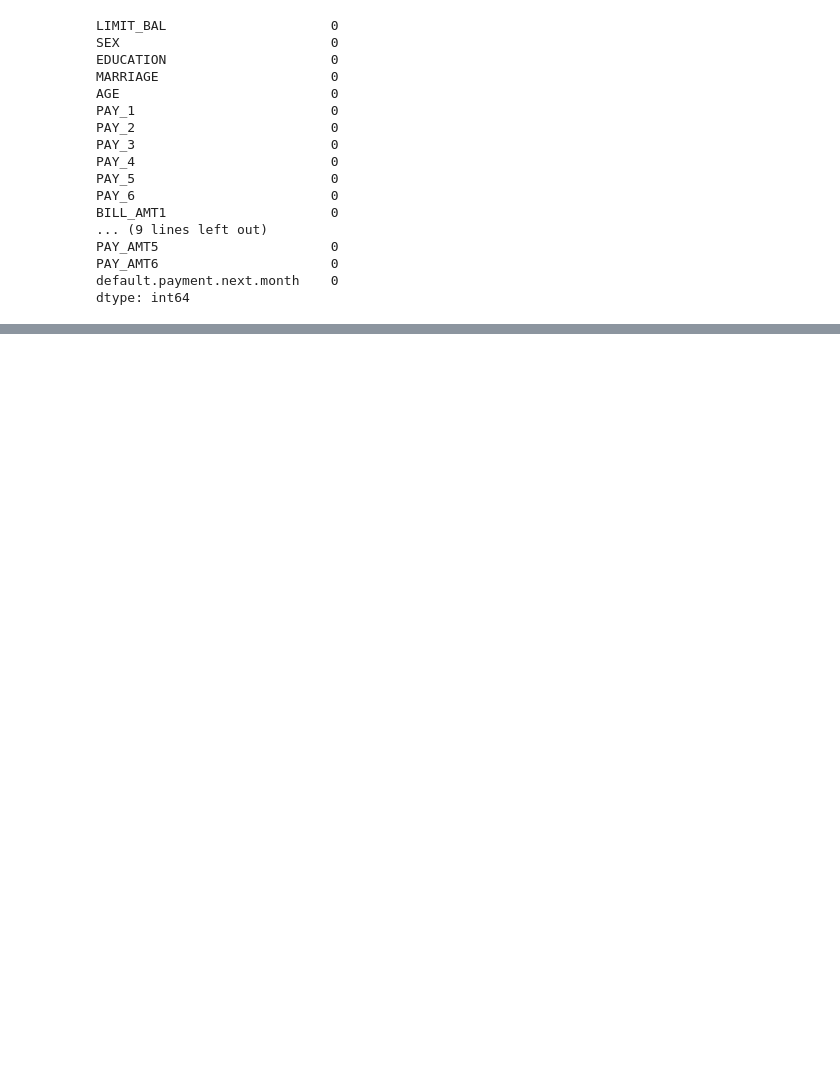
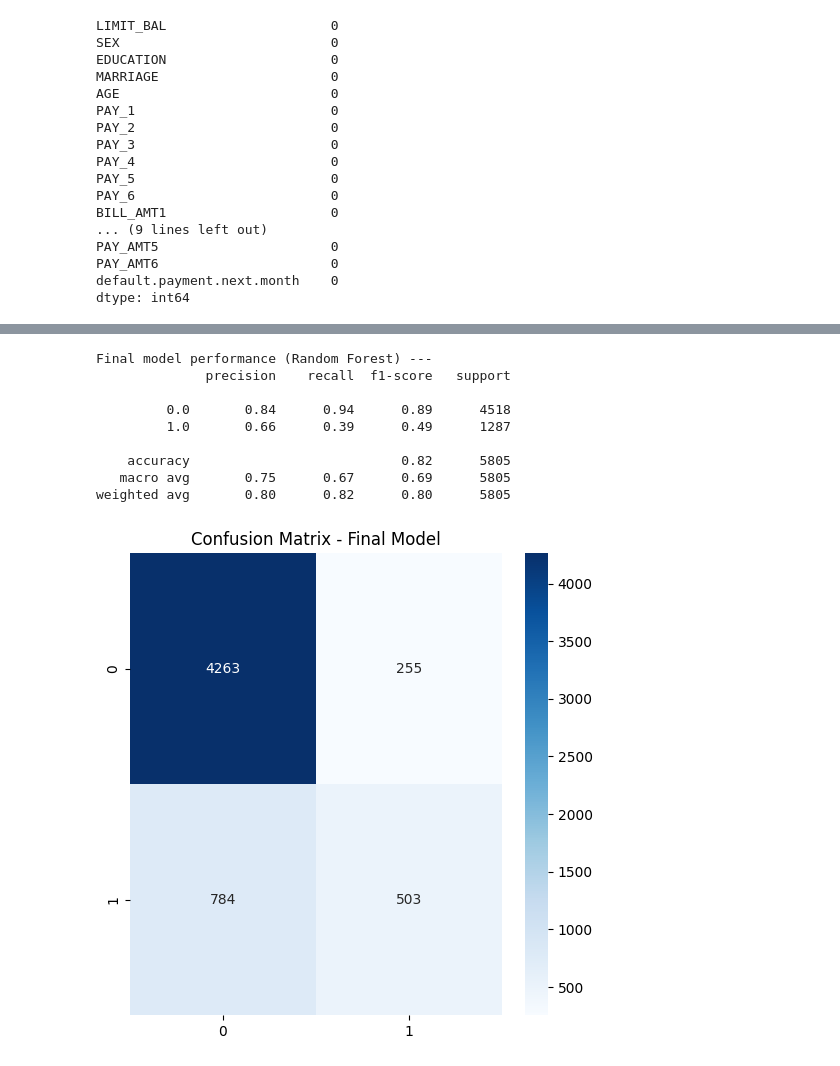
Before and after one commit to Gloreti03/Credit-score-project, a Jupyter notebook: Credit_Score_Project.ipynb, the cells around one changed output, grey strips where cells are left out. Saved outputs shown, nothing was run; the diff lists cells and outputs as text; code cells hidden in the pictures; blank space fills up the shorter version.

```diff
--- a/Credit_Score_Project.ipynb
+++ b/Credit_Score_Project.ipynb
@@ -191,0 +195,5 @@ Experiment with some of the dimensionality reduction techniques seen in class (e
+# %%
+# Splitting the data into training and testing sets
+X = df.drop('default.payment.next.month', axis=1)
+y = df['default.payment.next.month']
+X_train, X_test, y_train, y_test = train_test_split(X, y, test_size=0.2, random_state=42, stratify=y)
@@ -191,0 +315,17 @@ Experiment with some of the dimensionality reduction techniques seen in class (e
+# %%
+# Defining parameters grid
+param_grid = {
+    'n_estimators': [50, 100, 200],
+    'max_depth': [None, 10, 20],
+    'min_samples_split': [2, 5, 10]
+}
+
+# 1. Strategy A: Grid Search
+grid_search = GridSearchCV(estimator=RandomForestClassifier(), param_grid=param_grid, cv=5, scoring='f1', n_jobs=-1)
+grid_search.fit(X_train, y_train)
+print(f"Best Parameters (Grid Search): {grid_search.best_params_}")
+
+# 2. Strategy B: Randomized Search (faster)
+random_search = RandomizedSearchCV(estimator=RandomForestClassifier(), param_distributions=param_grid, n_iter=5, cv=5, scoring='f1', n_jobs=-1, random_state=42)
+random_search.fit(X_train, y_train)
+print(f"Best Parameters (Randomized Search): {random_search.best_params_}")
@@ -191,0 +338,26 @@ Experiment with some of the dimensionality reduction techniques seen in class (e
+# %%
+# Fitting the final model (Random Forest)
+final_model = grid_search.best_estimator_
+y_pred_final = final_model.predict(X_test)
+
+# Printing the classification report for the final model
+print("Final model performance (Random Forest) ---")
+print(classification_report(y_test, y_pred_final))
+
+# Plotting the confusion matrix for the final model
+cm_final = confusion_matrix(y_test, y_pred_final)
+fig, axes = plt.subplots(figsize=(6, 6))
+sns.heatmap(cm_final, annot=True, fmt='d', cmap='Blues')
+plt.title('Confusion Matrix - Final Model')
+plt.show()
+# %% [output]
+Final model performance (Random Forest) ---
+              precision    recall  f1-score   support
+
+         0.0       0.84      0.94      0.89      4518
+         1.0       0.66      0.39      0.49      1287
+
+    accuracy                           0.82      5805
+   macro avg       0.75      0.67      0.69      5805
+weighted avg       0.80      0.82      0.80      5805
+[figure, added]
```
Also changed, not shown: parts of 44 cells of this notebook.
